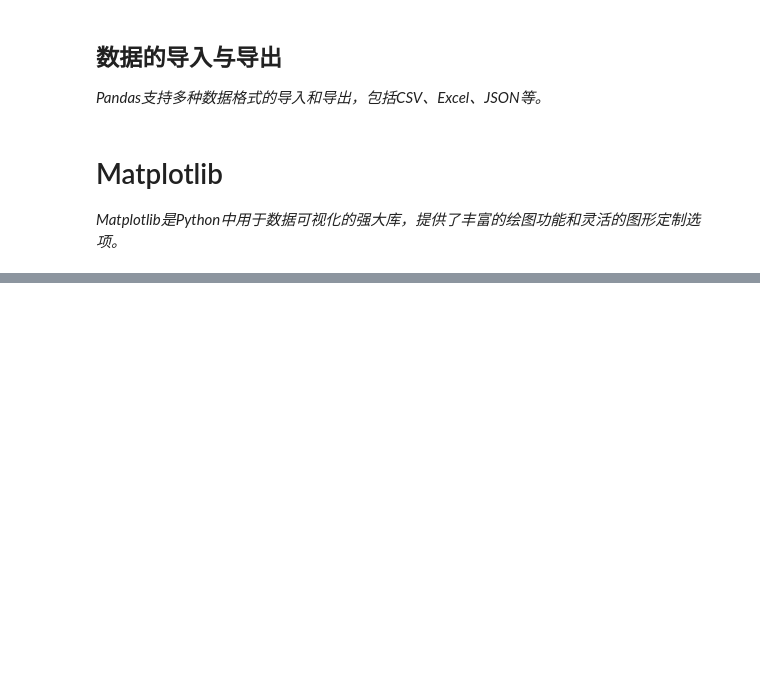
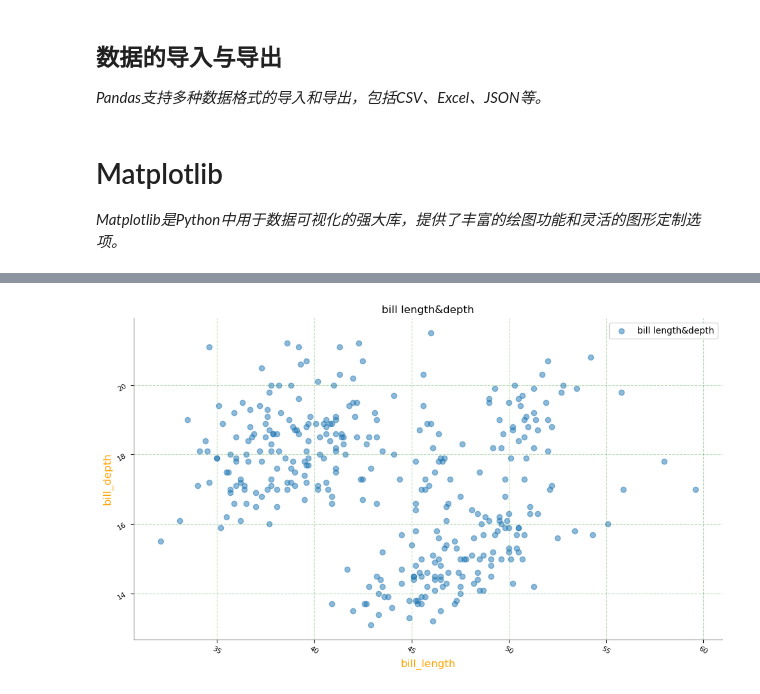
Before and after one commit to xiaoxu73/Python_data_analysis, a Jupyter notebook: python数据分析学习笔记.ipynb, the cells around one changed output, grey strips where cells are left out. Saved outputs shown, nothing was run; the diff lists cells and outputs as text; code cells hidden in the pictures; blank space fills up the shorter version.

```diff
--- a/python数据分析学习笔记.ipynb
+++ b/python数据分析学习笔记.ipynb
@@ -720,0 +713,35 @@ plt.show()
+# %%
+# 散点图
+df = pd.read_csv('./data/penguins.csv')
+df = df[['bill_length_mm', 'bill_depth_mm']]
+df.reset_index(inplace=True)
+df.dropna(inplace=True)
+
+bill_length = df['bill_length_mm']
+bill_depth = df['bill_depth_mm']
+
+plt.figure(figsize=(10, 6))
+plt.scatter(bill_length, bill_depth, label='bill length&depth', alpha=0.5)
+
+plt.title('bill length&depth') # 标题
+plt.xlabel('bill_length', color='orange', fontsize=12) # X轴标签
+plt.ylabel('bill_depth', color='orange', fontsize=12) # Y轴标签
+plt.xticks(rotation=-30, fontsize=8) # 设置x轴刻度, rotation表示旋转角度, fontsize表示字体大小
+plt.yticks(rotation=30, fontsize=8) # 设置y轴刻度, rotation表示旋转角度, fontsize表示字体大小
+# plt.xlim(0, 10) # 设置x轴范围
+# plt.ylim(-2, 2) # 设置y轴范围
+# 消除右边和上边的边框，plt.gca()返回当前的坐标轴对象
+ax = plt.gca()
+ax.spines['right'].set_visible(False)
+ax.spines['top'].set_visible(False)
+ax.spines['bottom'].set_color('gray') # 设置底部边框颜色
+ax.spines['left'].set_color('gray') # 设置左边边框颜色
+plt.legend(loc='best') # 显示label图例，loc指定位置
+# plt.grid(True) # 添加网格
+plt.grid(visible=True, which='major', color='green', linestyle='--', alpha=0.3)  # 只显示y轴的网格，which='major'表示主刻度，alpha表示透明度
+
+# 自动优化排版
+plt.tight_layout()
+plt.show()
+# %% [output]
+[figure, added]
```
Also changed, not shown: parts of 7 cells of this notebook, 13 other files.
